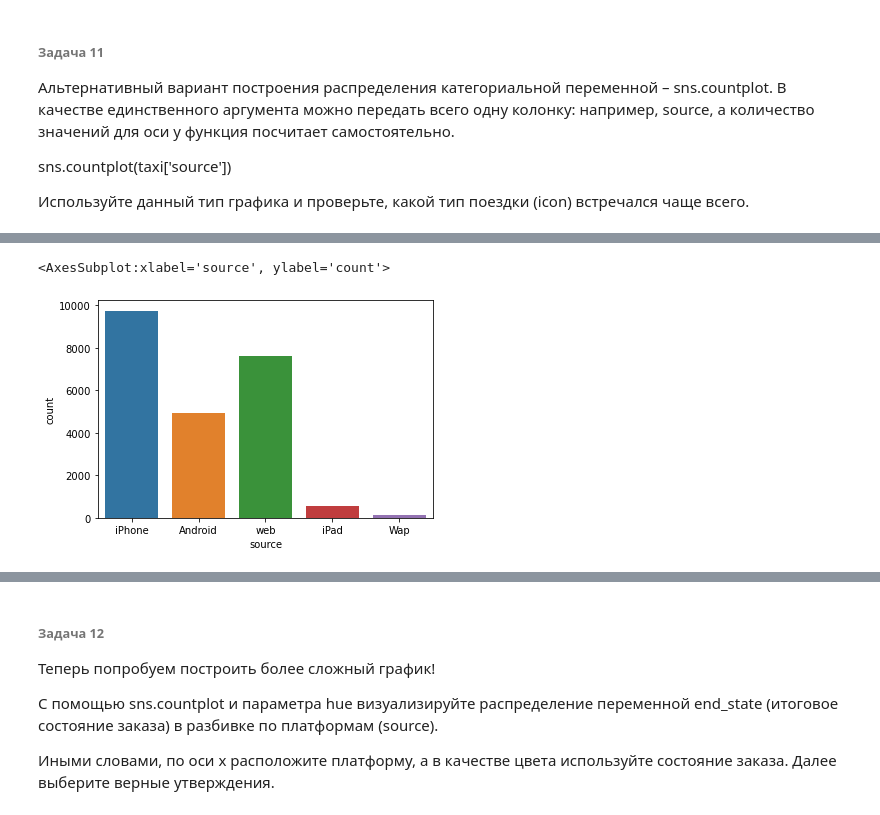
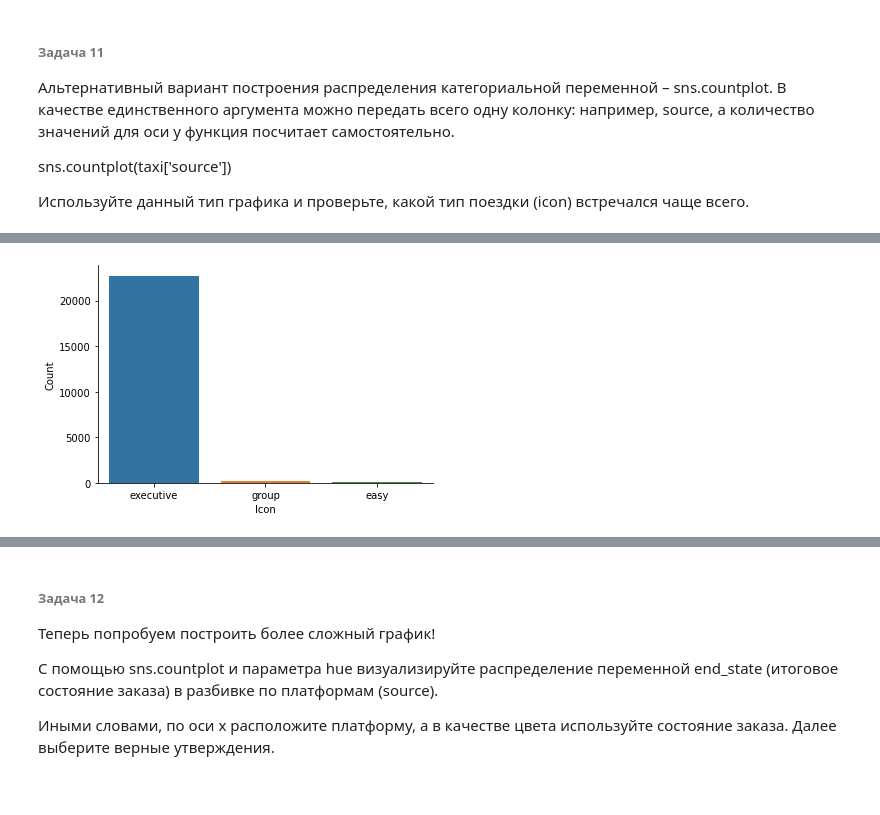
Before and after one commit to dimkaklim/karpov_demo_da, a Jupyter notebook: karpov_hw3.ipynb, the cells around one changed output, grey strips where cells are left out. Cells and saved outputs as stored; diff of their text form; code cells hidden in the pictures.

```diff
--- a/karpov_hw3.ipynb
+++ b/karpov_hw3.ipynb
@@ -258,5 +282,7 @@ sns.countplot(data = taxi, x = 'icon')
-# %%
-sns.countplot(data = taxi, x = 'source')
-# %% [output]
-<AxesSubplot:xlabel='source', ylabel='count'>
-[figure, removed]
+# %%
+a = sns.countplot(data = taxi, x = 'icon')
+a.set(xlabel='Icon', ylabel='Count')
+sns.despine()
+plt.show()
+# %% [output]
+[figure, added]
```
Also changed, not shown: parts of 25 cells of this notebook.
